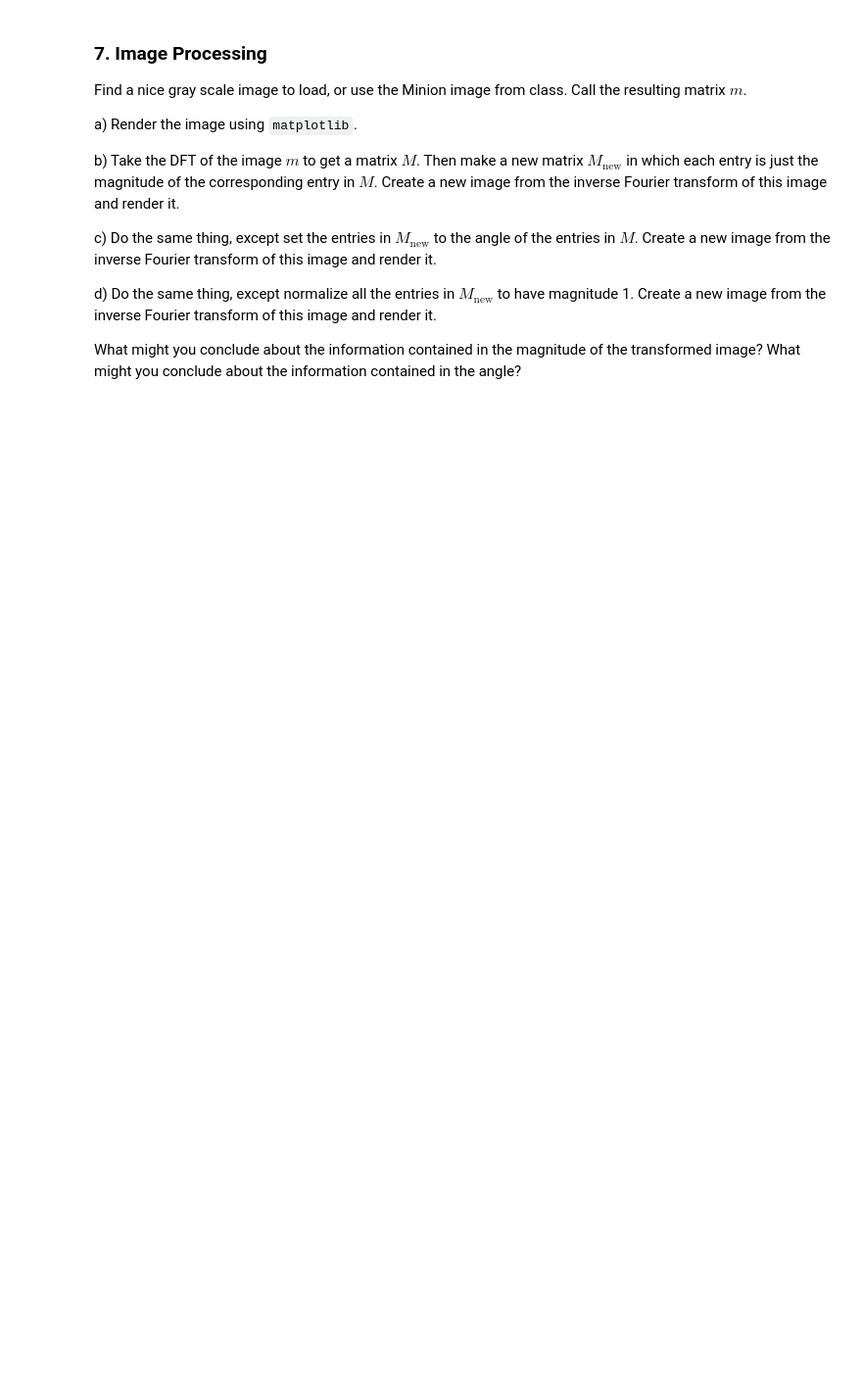
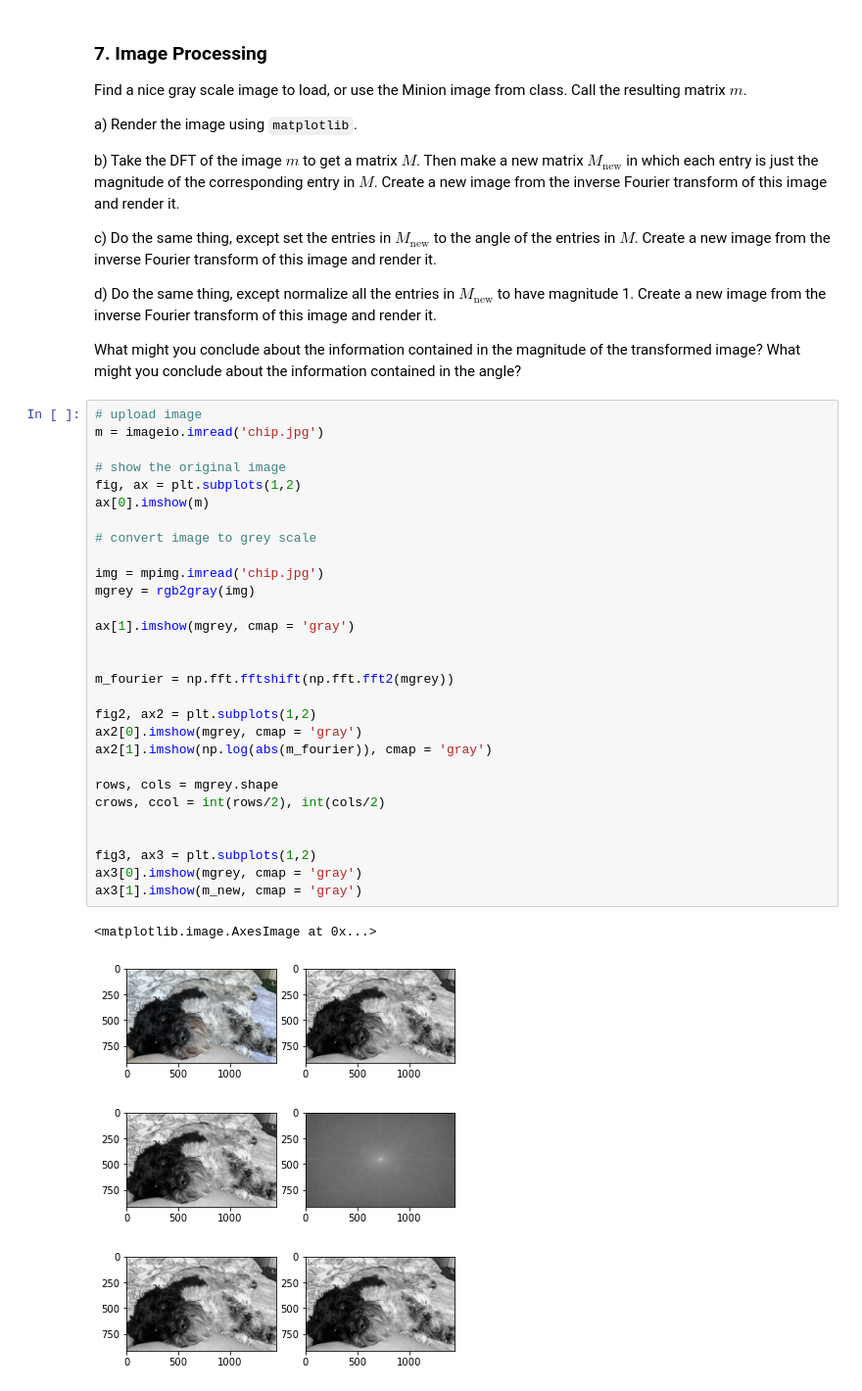
Before and after one commit to jwc0mbs3/eep502, a Jupyter notebook: combs_HW_06_Fourier_Due_11_21.ipynb, the cells around one changed output. Shown at 98% size. Saved outputs shown, nothing was run; the diff lists cells and outputs as text; blank space fills up the shorter version.

```diff
--- a/combs_HW_06_Fourier_Due_11_21.ipynb
+++ b/combs_HW_06_Fourier_Due_11_21.ipynb
@@ -160,3 +199,37 @@ c) Do the same thing, except set the entries in $M_\mathrm{new}$ to the angle of
 d) Do the same thing, except normalize all the entries in $M_\mathrm{new}$ to have magnitude 1. Create a new image from the inverse Fourier transform of this image and render it.
 
 What might you conclude about the information contained in the magnitude of the transformed image? What might you conclude about the information contained in the angle?
+# %%
+# upload image
+m = imageio.imread('chip.jpg')
+
+# show the original image
+fig, ax = plt.subplots(1,2)
+ax[0].imshow(m)
+
+# convert image to grey scale
+
+img = mpimg.imread('chip.jpg')
+mgrey = rgb2gray(img)
+
+ax[1].imshow(mgrey, cmap = 'gray')
+
+
+m_fourier = np.fft.fftshift(np.fft.fft2(mgrey))
+
+fig2, ax2 = plt.subplots(1,2)
+ax2[0].imshow(mgrey, cmap = 'gray')
+ax2[1].imshow(np.log(abs(m_fourier)), cmap = 'gray')
+
+rows, cols = mgrey.shape
+crows, ccol = int(rows/2), int(cols/2)
+
+
+fig3, ax3 = plt.subplots(1,2)
+ax3[0].imshow(mgrey, cmap = 'gray')
+ax3[1].imshow(m_new, cmap = 'gray')
+# %% [output]
+<matplotlib.image.AxesImage at 0x...>
+[figure, added]
+[figure, added]
+[figure, added]
```
Also changed, not shown: parts of 7 cells of this notebook.
